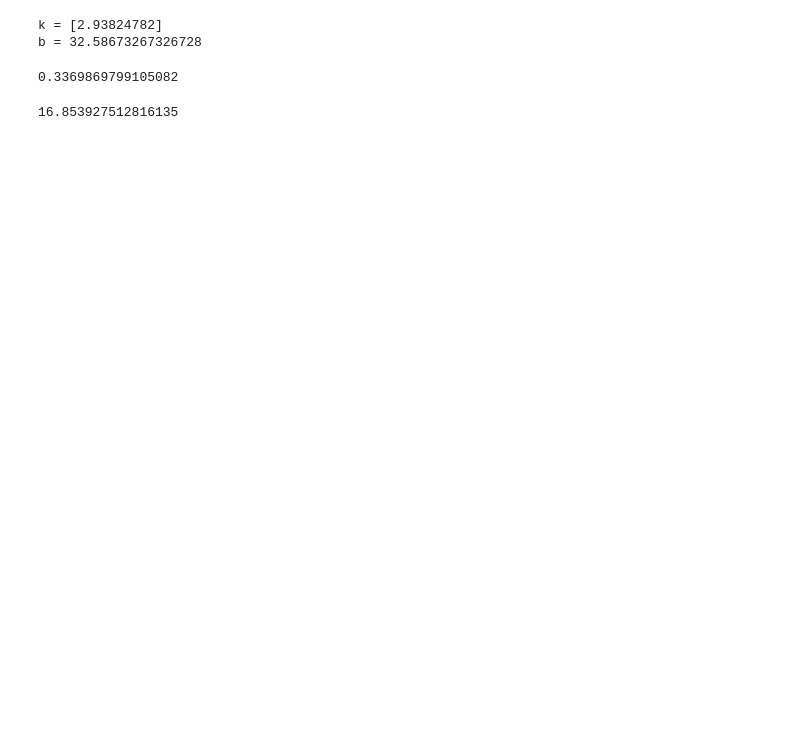
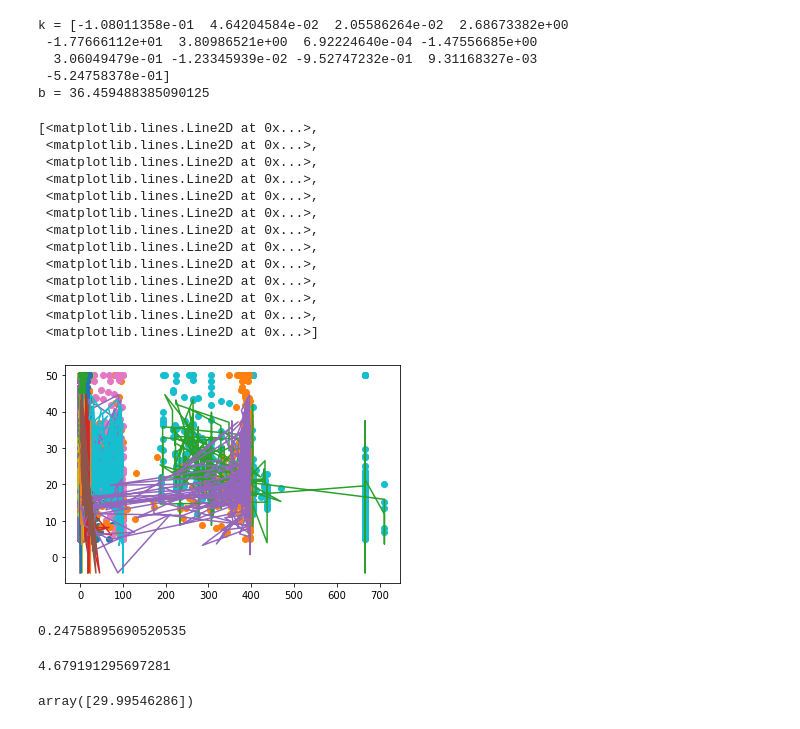
Before and after one commit to silaeder-informatics/Introduction-to-Data-Science, a Jupyter notebook: main.ipynb, the cells around one changed output. Drawn from its saved outputs; the diff is of its cells as text; code cells hidden in the pictures; blank space fills up the shorter version.

Commit message:
Boston Problem

```diff
--- a/main.ipynb
+++ b/main.ipynb
@@ -4,6 +4,25 @@ X = [i for i in range(100)]
 Y = [3 * x + 30 + randint(-30, 30) for x in X]
 # %%
 X = [[x] for x in X]
+# %%
+import csv
+
+X = []
+Y = []
+apnd = []
+with open('Boston_Housing.csv', newline='') as csvfile:
+    text = csv.reader(csvfile, delimiter=',')
+    for row in text:
+        if row[0] != 'crim':
+            for i in range(len(row)):
+                if i != len(row) - 1:
+                    row[i] = float(row[i])
+                else:
+                    Y.append(float(row[i]))
+
+            X.append(row[0 : len(row) - 1])
+
+# print(Y)
 # %%
 from sklearn.linear_model import LinearRegression
 
@@ -18,23 +37,46 @@ print(f'b = {b}')
 
 Y_predicted = model.predict(X)
 # %% [output]
-k = [2.93824782]
-b = 32.58673267326728
+k = [-1.08011358e-01  4.64204584e-02  2.05586264e-02  2.68673382e+00
+ -1.77666112e+01  3.80986521e+00  6.92224640e-04 -1.47556685e+00
+  3.06049479e-01 -1.23345939e-02 -9.52747232e-01  9.31168327e-03
+ -5.24758378e-01]
+b = 36.459488385090125
 # %%
 import matplotlib.pyplot as plt
 
-# plt.plot(X, Y, 'o')
-# plt.plot(X, Y_predicted)
+plt.plot(X, Y, 'o')
+plt.plot(X, Y_predicted)
+# %% [output]
+[<matplotlib.lines.Line2D at 0x...>,
+ <matplotlib.lines.Line2D at 0x...>,
+ <matplotlib.lines.Line2D at 0x...>,
+ <matplotlib.lines.Line2D at 0x...>,
+ <matplotlib.lines.Line2D at 0x...>,
+ <matplotlib.lines.Line2D at 0x...>,
+ <matplotlib.lines.Line2D at 0x...>,
+ <matplotlib.lines.Line2D at 0x...>,
+ <matplotlib.lines.Line2D at 0x...>,
+ <matplotlib.lines.Line2D at 0x...>,
+ <matplotlib.lines.Line2D at 0x...>,
+ <matplotlib.lines.Line2D at 0x...>,
+ <matplotlib.lines.Line2D at 0x...>]
+[figure, added]
 # %%
-from math import sqrt
+import math
 
 dist = [((Y[i] - Y_predicted[i]) / Y[i]) ** 2 for i in range(len(Y_predicted))]
 print(math.sqrt(sum(dist) / len(dist)))
 # %% [output]
-0.3369869799105082
+0.24758895690520535
 # %%
 from sklearn.metrics import mean_squared_error
 
 print(mean_squared_error(Y, Y_predicted) ** 0.5)
 # %% [output]
-16.853927512816135
+4.679191295697281
+# %%
+Y_ans = model.predict([[0.00632, 18, 2.31, 0, 0.538, 6.575, 65.2, 4.09, 1, 296, 15.3, 396, 4.98]])
+Y_ans
+# %% [output]
+array([29.99546286])
```
Also changed, not shown: parts of 1 cell of this notebook, 1 other file.
